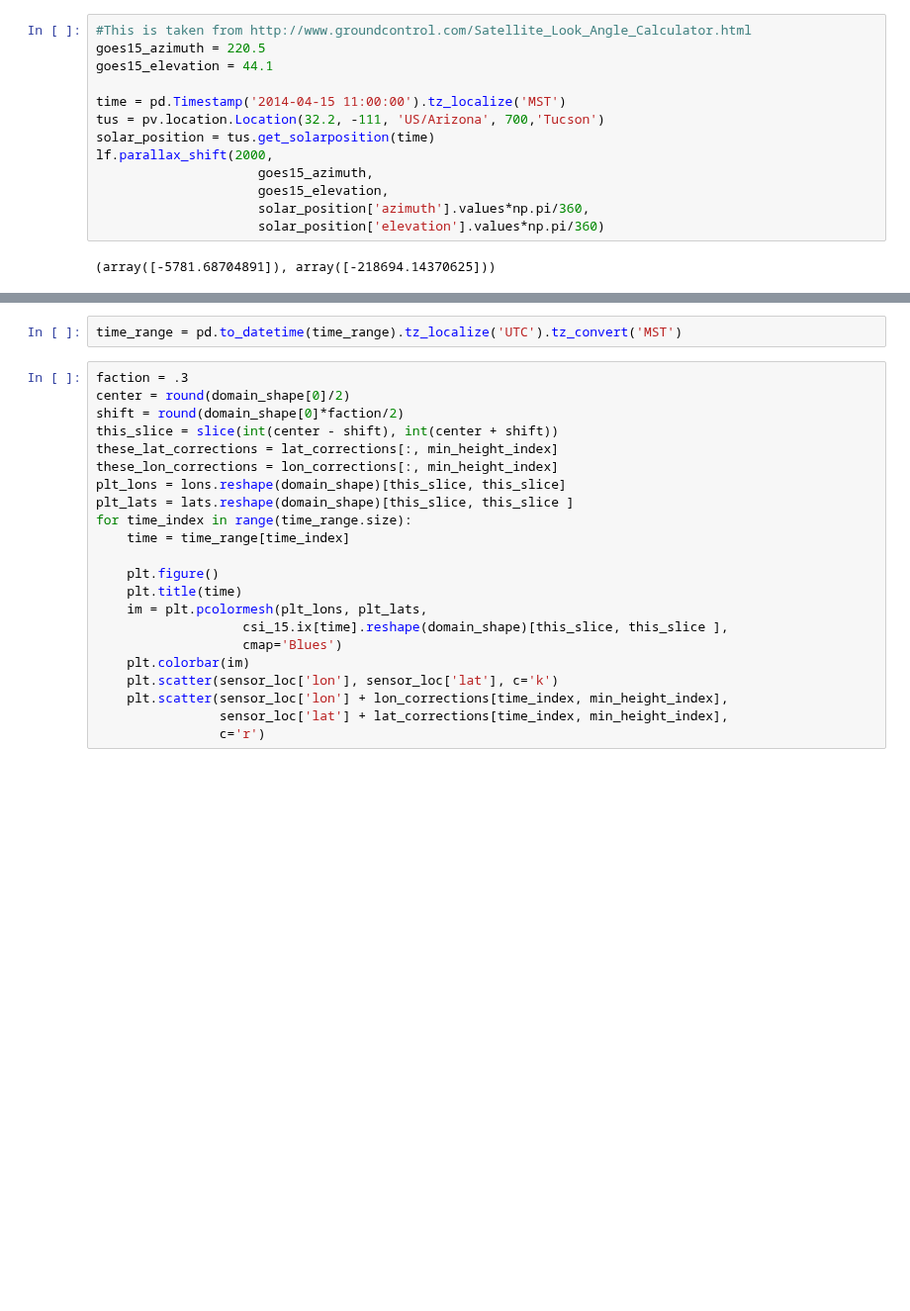
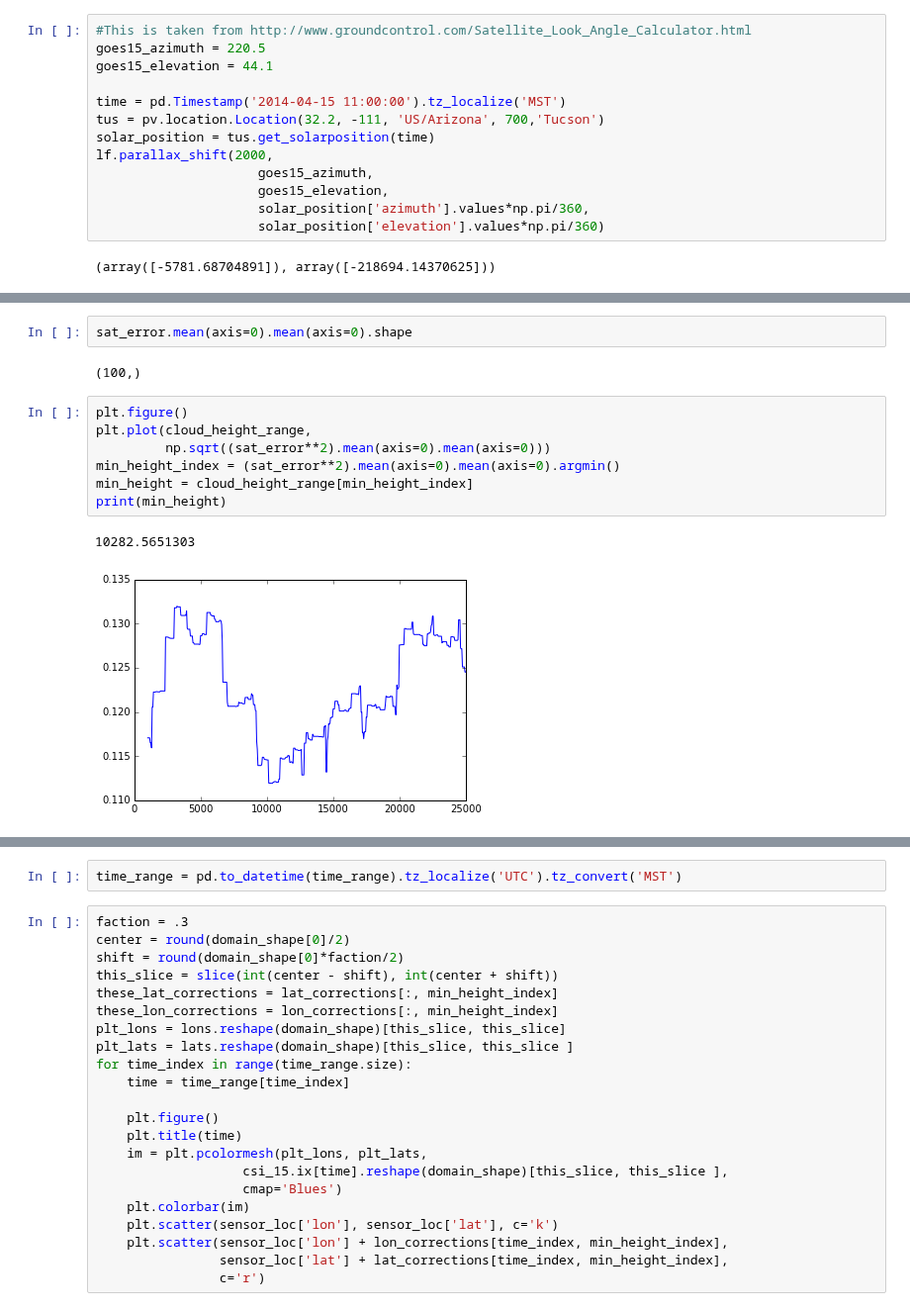
Before and after one commit to travisMharty/letkf_forecasting, a Jupyter notebook: inspect_parallax.ipynb, the cells around one changed output, grey strips where cells are left out. Shown at 99% size. Saved outputs shown, nothing was run; the diff lists cells and outputs as text; blank space fills up the shorter version.

```diff
--- a/inspect_parallax.ipynb
+++ b/inspect_parallax.ipynb
@@ -103 +120,15 @@ for cloud_height in cloud_height_range:
     count += 1
+# %%
+sat_error.mean(axis=0).mean(axis=0).shape
+# %% [output]
+(100,)
+# %%
+plt.figure()
+plt.plot(cloud_height_range,
+         np.sqrt((sat_error**2).mean(axis=0).mean(axis=0)))
+min_height_index = (sat_error**2).mean(axis=0).mean(axis=0).argmin()
+min_height = cloud_height_range[min_height_index]
+print(min_height)
+# %% [output]
+10282.5651303
+[figure, added]
```
Also changed, not shown: parts of 5 cells of this notebook.
